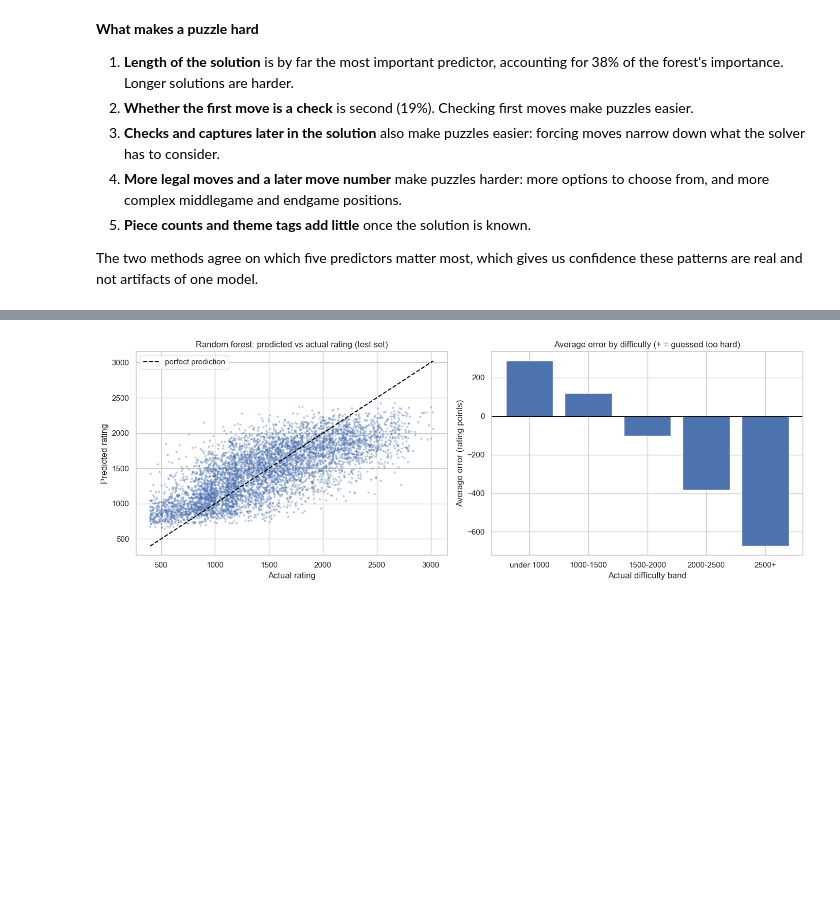
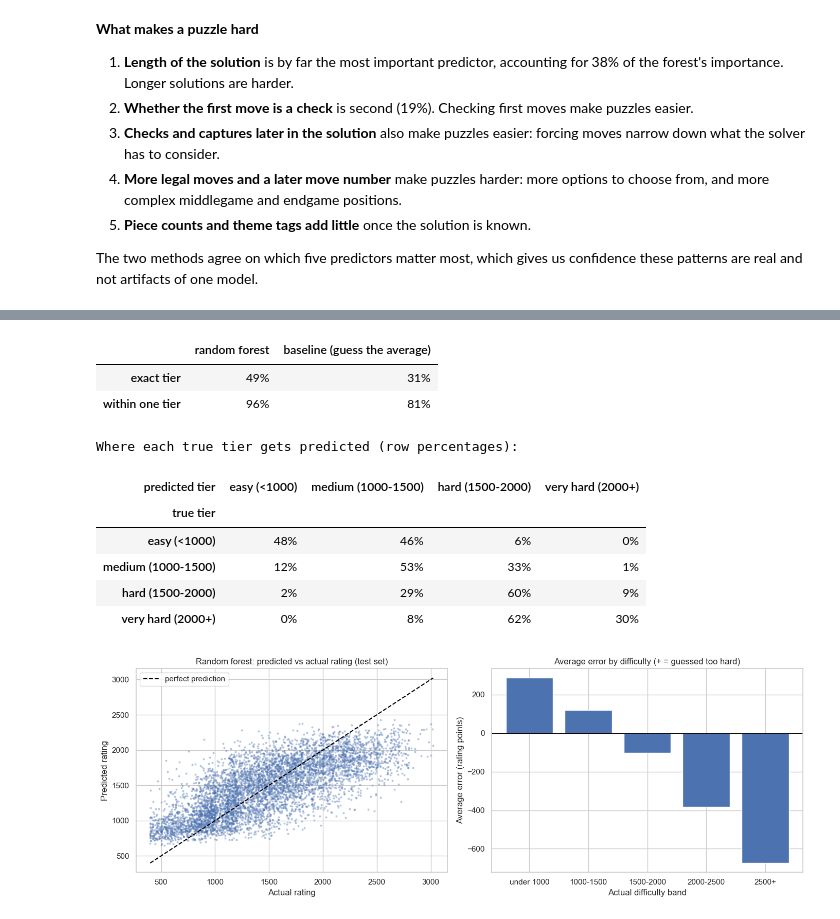
Before and after one commit to jsze-sys/BA576-Group-6-Project---Predicting-Chess-Puzzle-Ratings, a Jupyter notebook: notebooks/BA576_Project_Workbook.ipynb, the cells around one changed output, grey strips where cells are left out. Saved outputs shown, nothing was run; the diff lists cells and outputs as text; code cells hidden in the pictures; blank space fills up the shorter version.

```diff
--- a/notebooks/BA576_Project_Workbook.ipynb
+++ b/notebooks/BA576_Project_Workbook.ipynb
@@ -1075 +1104,35 @@ An average error hides where the errors happen. We break the random forest's tes
+# %%
+# --- 2. Difficulty tiers: does the model put puzzles in the right bucket? ---
+# A platform mainly needs to know whether a new puzzle is for beginners or
+# for strong players, so we group ratings into four tiers.
+TIER_EDGES = [0, 1000, 1500, 2000, 4000]
+TIER_NAMES = ['easy (<1000)', 'medium (1000-1500)', 'hard (1500-2000)', 'very hard (2000+)']
+
+actual_tier = pd.cut(y_test, TIER_EDGES, labels=TIER_NAMES)
+predicted_tier = pd.cut(pd.Series(pred, index=y_test.index), TIER_EDGES, labels=TIER_NAMES)
+baseline_tier = pd.cut(pd.Series(baseline.predict(X_test), index=y_test.index), TIER_EDGES, labels=TIER_NAMES)
+
+def tier_accuracy(predicted):
+    """Share of puzzles in exactly the right tier, and within one tier."""
+    gap = (actual_tier.cat.codes - predicted.cat.codes).abs()
+    return {'exact tier': (gap == 0).mean(), 'within one tier': (gap <= 1).mean()}
+
+display(pd.DataFrame({'random forest': tier_accuracy(predicted_tier),
+                      'baseline (guess the average)': tier_accuracy(baseline_tier)}).style.format('{:.0%}'))
+
+# Rows = true tier, columns = predicted tier. Each row adds up to 100%.
+print('Where each true tier gets predicted (row percentages):')
+pd.crosstab(actual_tier, predicted_tier, normalize='index',
+            rownames=['true tier'], colnames=['predicted tier']).style.format('{:.0%}')
+# %% [output]
+|  | random forest | baseline (guess the average) |
+| exact tier | 49% | 31% |
+| within one tier | 96% | 81% |
+Where each true tier gets predicted (row percentages):
+| predicted tier | easy (<1000) | medium (1000-1500) | hard (1500-2000) | very hard (2000+) |
+| true tier |  |  |  |  |
+| easy (<1000) | 48% | 46% | 6% | 0% |
+| medium (1000-1500) | 12% | 53% | 33% | 1% |
+| hard (1500-2000) | 2% | 29% | 60% | 9% |
+| very hard (2000+) | 0% | 8% | 62% | 30% |
 # %%
```
Also changed, not shown: parts of 8 cells of this notebook, 1 other file.
